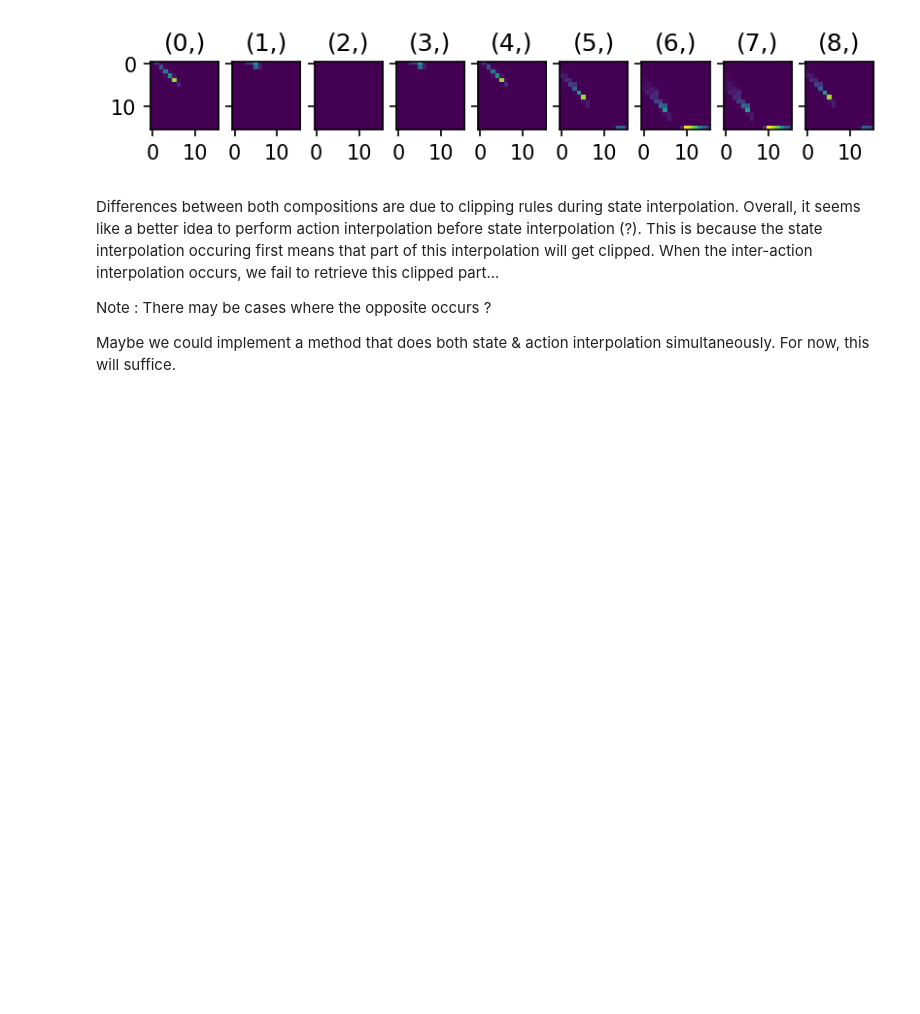
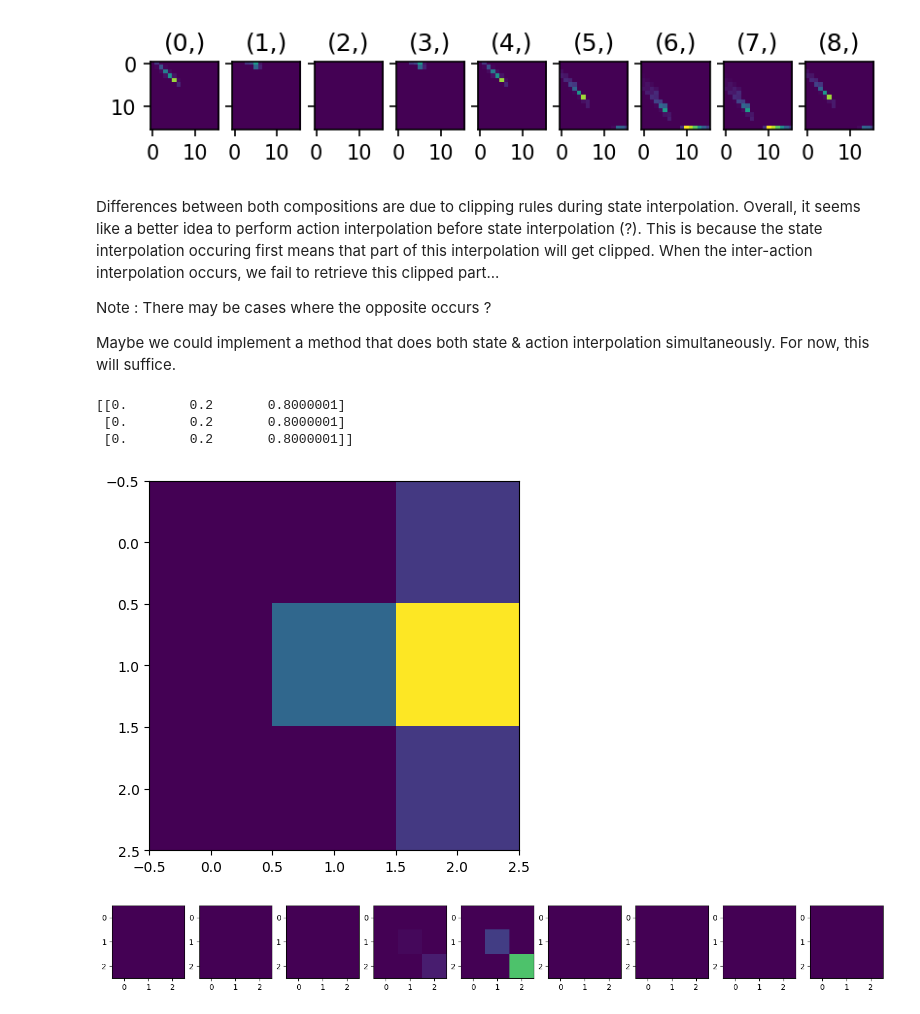
Before and after one commit to Erresthor/Behavioural_analog_to_BCI_training, a Jupyter notebook: generalize_action.ipynb, the cells around one changed output. Saved outputs shown, nothing was run; the diff lists cells and outputs as text; code cells hidden in the pictures; blank space fills up the shorter version.

```diff
--- a/generalize_action.ipynb
+++ b/generalize_action.ipynb
@@ -111,3 +111,38 @@ Differences between both compositions are due to clipping rules during state int
 Note : There may be cases where the opposite occurs ?
 
  Maybe we could implement a method that does both state & action interpolation simultaneously. For now, this will suffice.
+# %%
+from actynf.jaxtynf.jax_toolbox import _normalize
+b_matrix,_ = _normalize(jnp.ones((3,3)))
+
+observed_transition = jnp.array([
+    [0.0,0.0,0.1],
+    [0.0,0.2,0.6],
+    [0.0,0.0,0.1]
+])
+
+observed_action = jnp.array([0,0,0,0.1,0.9,0,0,0,0])
+
+mask = jnp.sum(observed_transition,-2,keepdims=True)
+
+
+tiled_mask = jnp.repeat(mask,observed_transition.shape[-2],-2)
+print(tiled_mask)
+
+full_mat = jnp.repeat(jnp.expand_dims(jnp.eye(3),-1),9,-1)
+
+plt.imshow(observed_transition)
+plt.show()
+
+reduce_this =full_mat*jnp.einsum("ij,u->iju",tiled_mask,observed_action)
+
+fig,axs = plt.subplots(1,9,figsize=(18,2))
+for k,ax in enumerate(axs):
+    ax.imshow(reduce_this[...,k],vmin=0,vmax =1)
+plt.show()
+# %% [output]
+[[0.        0.2       0.8000001]
+ [0.        0.2       0.8000001]
+ [0.        0.2       0.8000001]]
+[figure, added]
+[figure, added]
```
Also changed, not shown: parts of 1 cell of this notebook, 21 other files.
